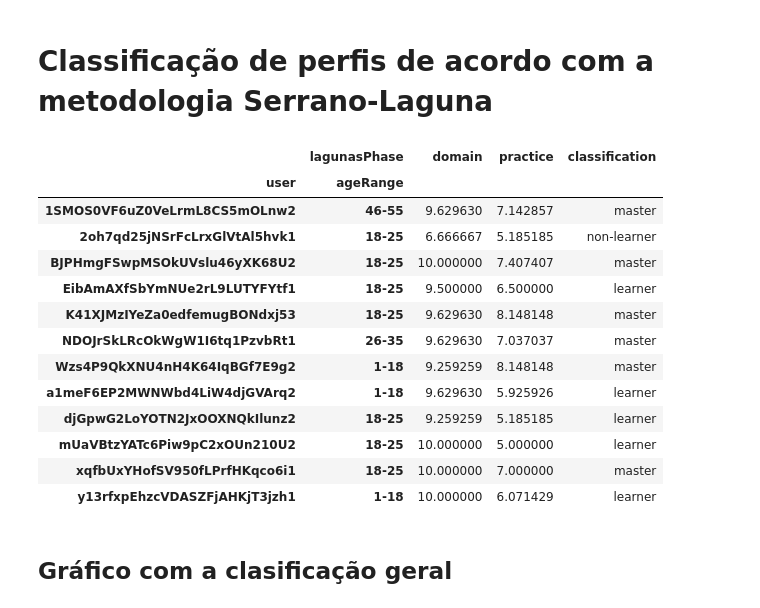
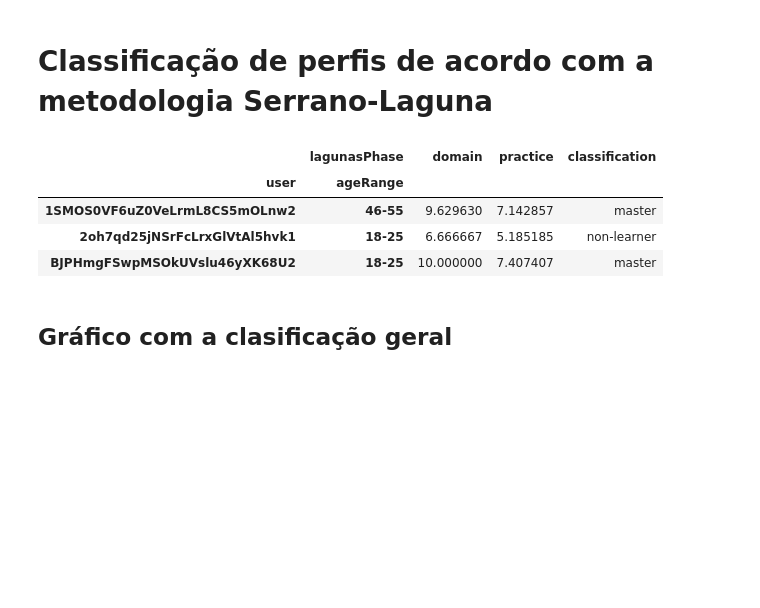
Before and after one commit to caiohsfar/tcc-analysis, a Jupyter notebook: tcc.ipynb, the cells around one changed output. Drawn from its saved outputs; the diff is of its cells as text; code cells hidden in the pictures; blank space fills up the shorter version.

```diff
--- a/tcc.ipynb
+++ b/tcc.ipynb
@@ -225,43 +212,34 @@ questions_percentage
 # %%
 #Definição de perfis laguna
 #IT = 7
 #FT = 8
 
 
 it = 7
 ft = 8
 # FA >= FT ==>
 def classifier(row):
     if row["domain"] >= ft:
             if row["practice"] < it:
                   return "learner"
             else:
                   return "master"
     else:
             if row["practice"] < it:
                   return "non-learner"
             else:
                   return "outlier"
 
 user_nota_classification = user_nota.pivot(index=["user", "ageRange"], columns=["lagunasPhase"], values="nota")
 user_nota_classification["classification"] = user_nota_classification.apply(classifier, axis=1)
 
-user_nota_classification
+user_nota_classification.head(3)
 # %% [output]
 |  | lagunasPhase | domain | practice | classification |
 | user | ageRange |  |  |  |
 | 1SMOS0VF6uZ0VeLrmL8CS5mOLnw2 | 46-55 | 9.629630 | 7.142857 | master |
 | 2oh7qd25jNSrFcLrxGlVtAl5hvk1 | 18-25 | 6.666667 | 5.185185 | non-learner |
 | BJPHmgFSwpMSOkUVslu46yXK68U2 | 18-25 | 10.000000 | 7.407407 | master |
-| EibAmAXfSbYmNUe2rL9LUTYFYtf1 | 18-25 | 9.500000 | 6.500000 | learner |
-| K41XJMzIYeZa0edfemugBONdxj53 | 18-25 | 9.629630 | 8.148148 | master |
-| NDOJrSkLRcOkWgW1I6tq1PzvbRt1 | 26-35 | 9.629630 | 7.037037 | master |
-| Wzs4P9QkXNU4nH4K64IqBGf7E9g2 | 1-18 | 9.259259 | 8.148148 | master |
-| a1meF6EP2MWNWbd4LiW4djGVArq2 | 1-18 | 9.629630 | 5.925926 | learner |
-| djGpwG2LoYOTN2JxOOXNQkIlunz2 | 18-25 | 9.259259 | 5.185185 | learner |
-| mUaVBtzYATc6Piw9pC2xOUn210U2 | 18-25 | 10.000000 | 5.000000 | learner |
-| xqfbUxYHofSV950fLPrfHKqco6i1 | 18-25 | 10.000000 | 7.000000 | master |
-| y13rfxpEhzcVDASZFjAHKjT3jzh1 | 1-18 | 10.000000 | 6.071429 | learner |
 # %% [markdown]
 ## Gráfico com a clasificação geral
 # %%
```
Also changed, not shown: parts of 5 cells of this notebook.
